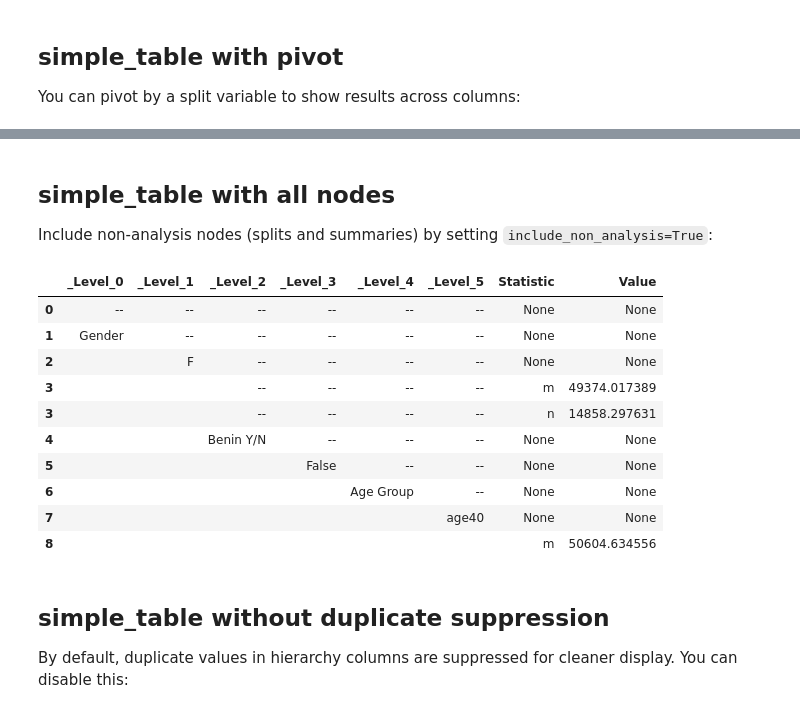
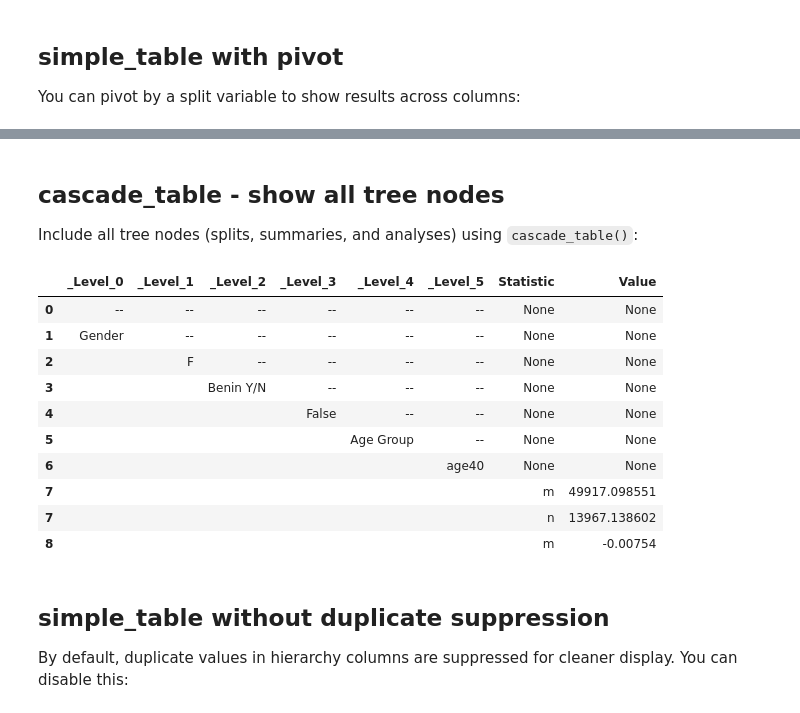
Before and after one commit to BFalquet/pyMyriad, a Jupyter notebook: examples/notebooks/listings.ipynb, the cells around one changed output, grey strips where cells are left out. Cells and saved outputs as stored; diff of their text form; code cells hidden in the pictures.

```diff
--- a/examples/notebooks/listings.ipynb
+++ b/examples/notebooks/listings.ipynb
@@ -88,22 +105,22 @@ simple_table(res, by="df.Gender")
 # %% [markdown]
-## simple_table with all nodes
+## cascade_table - show all tree nodes
 
-Include non-analysis nodes (splits and summaries) by setting `include_non_analysis=True`:
+Include all tree nodes (splits, summaries, and analyses) using `cascade_table()`:
 # %%
 # Show all nodes including splits
-simple_table(res, include_non_analysis=True).head(10)
+cascade_table(res).head(10)
 # %% [output]
 |  | _Level_0 | _Level_1 | _Level_2 | _Level_3 | _Level_4 | _Level_5 | Statistic | Value |
 | 0 | -- | -- | -- | -- | -- | -- | None | None |
 | 1 | Gender | -- | -- | -- | -- | -- | None | None |
 | 2 |  | F | -- | -- | -- | -- | None | None |
-| 3 |  |  | -- | -- | -- | -- | m | 49374.017389 |
-| 3 |  |  | -- | -- | -- | -- | n | 14858.297631 |
-| 4 |  |  | Benin Y/N | -- | -- | -- | None | None |
-| 5 |  |  |  | False | -- | -- | None | None |
-| 6 |  |  |  |  | Age Group | -- | None | None |
-| 7 |  |  |  |  |  | age40 | None | None |
-| 8 |  |  |  |  |  |  | m | 50604.634556 |
+| 3 |  |  | Benin Y/N | -- | -- | -- | None | None |
+| 4 |  |  |  | False | -- | -- | None | None |
+| 5 |  |  |  |  | Age Group | -- | None | None |
+| 6 |  |  |  |  |  | age40 | None | None |
+| 7 |  |  |  |  |  |  | m | 49917.098551 |
+| 7 |  |  |  |  |  |  | n | 13967.138602 |
+| 8 |  |  |  |  |  |  | m | -0.00754 |
 # %% [markdown]
 ## simple_table without duplicate suppression
 
```
Also changed, not shown: parts of 18 cells of this notebook, 4 other files.
